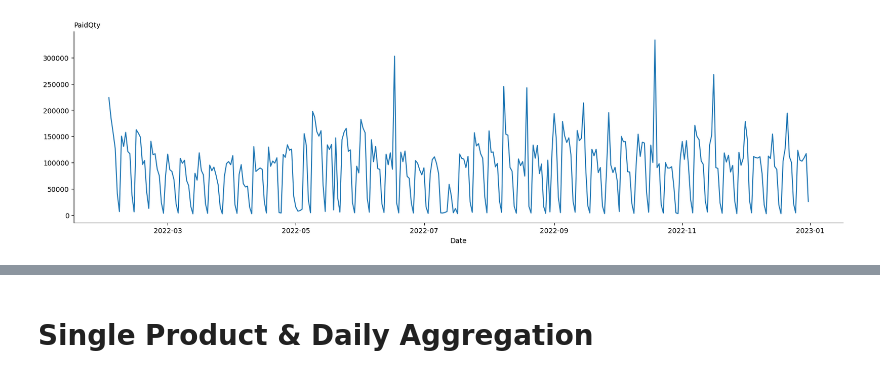
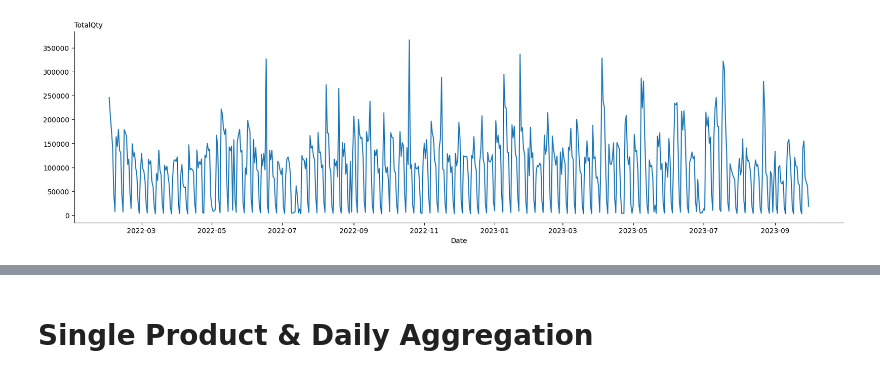
Before and after one commit to ayigitdogan/PharmaProject, a Jupyter notebook: ts_analysis.ipynb, the cells around one changed output, grey strips where cells are left out. Saved outputs shown, nothing was run; the diff lists cells and outputs as text; code cells hidden in the pictures.

```diff
--- a/ts_analysis.ipynb
+++ b/ts_analysis.ipynb
@@ -44,0 +25,3 @@ memory usage: 1.2+ GB
+# %%
+df["TotalQty"] = df["PaidQty"] + df["FreeQty"]
+df.info()
@@ -45,8 +46,8 @@ memory usage: 1.2+ GB
 # %%
-sales = df[df["Date"].dt.year == 2022]
-sales = sales.groupby([sales['Date'].dt.date])['PaidQty'].sum()
-sales.plot(figsize=(20,5), title="PaidQty")
+sales = df
+sales = sales.groupby([sales['Date'].dt.date])['TotalQty'].sum()
+sales.plot(figsize=(20,5), title="TotalQty")
 plt.show()
 # %% [output]
-[figure, old version]
+[figure, new version]
 # %%
```
Also changed, not shown: parts of 28 cells of this notebook.
